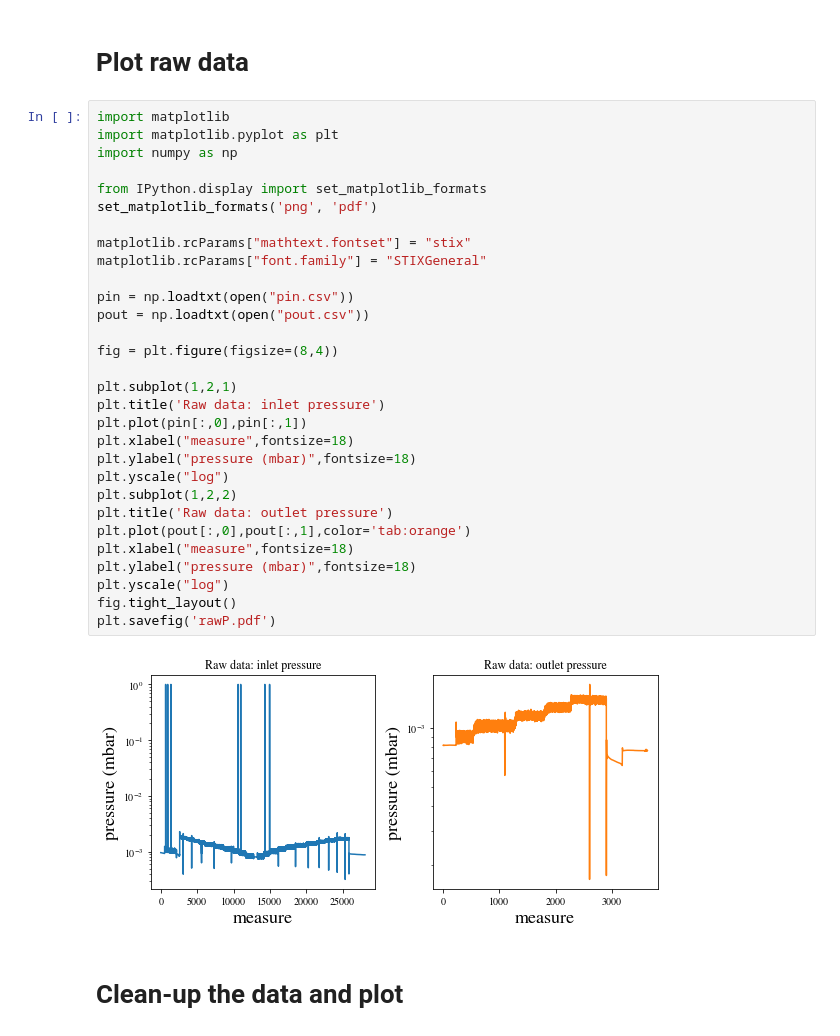
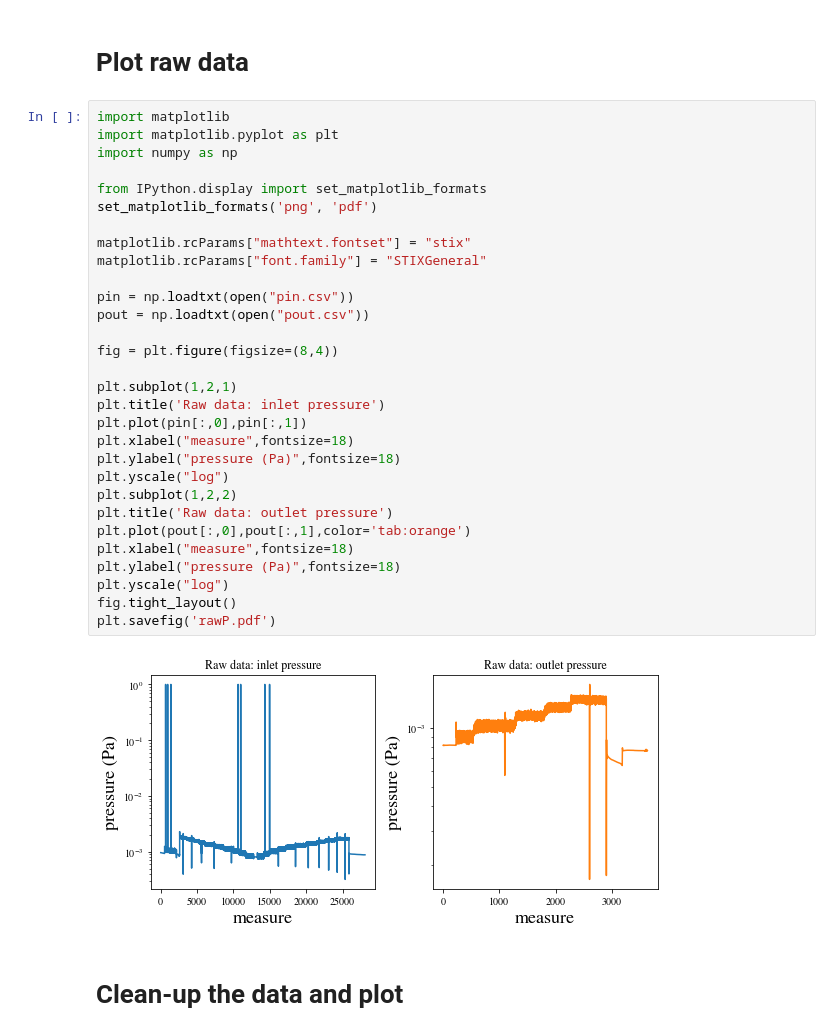
Before and after one commit to mcochennec/notebook, a Jupyter notebook: Measurement of absolute permeability.ipynb, the cells around one changed output. Cells and saved outputs as stored; diff of their text form.

```diff
--- a/Measurement of absolute permeability.ipynb
+++ b/Measurement of absolute permeability.ipynb
@@ -3,35 +3,35 @@
 # %%
 import matplotlib
 import matplotlib.pyplot as plt
 import numpy as np
 
 from IPython.display import set_matplotlib_formats
 set_matplotlib_formats('png', 'pdf')
 
 matplotlib.rcParams["mathtext.fontset"] = "stix"
 matplotlib.rcParams["font.family"] = "STIXGeneral"
 
 pin = np.loadtxt(open("pin.csv"))
 pout = np.loadtxt(open("pout.csv"))
 
 fig = plt.figure(figsize=(8,4))
 
 plt.subplot(1,2,1)
 plt.title('Raw data: inlet pressure')
 plt.plot(pin[:,0],pin[:,1])
 plt.xlabel("measure",fontsize=18)
-plt.ylabel("pressure (mbar)",fontsize=18)
+plt.ylabel("pressure (Pa)",fontsize=18)
 plt.yscale("log")
 plt.subplot(1,2,2)
 plt.title('Raw data: outlet pressure')
 plt.plot(pout[:,0],pout[:,1],color='tab:orange')
 plt.xlabel("measure",fontsize=18)
-plt.ylabel("pressure (mbar)",fontsize=18)
+plt.ylabel("pressure (Pa)",fontsize=18)
 plt.yscale("log")
 fig.tight_layout()
 plt.savefig('rawP.pdf')
 # %% [output]
-[figure, old version]
+[figure, new version]
 # %% [markdown]
 # Clean-up the data and plot
 # %%
```
Also changed, not shown: parts of 3 cells of this notebook.
